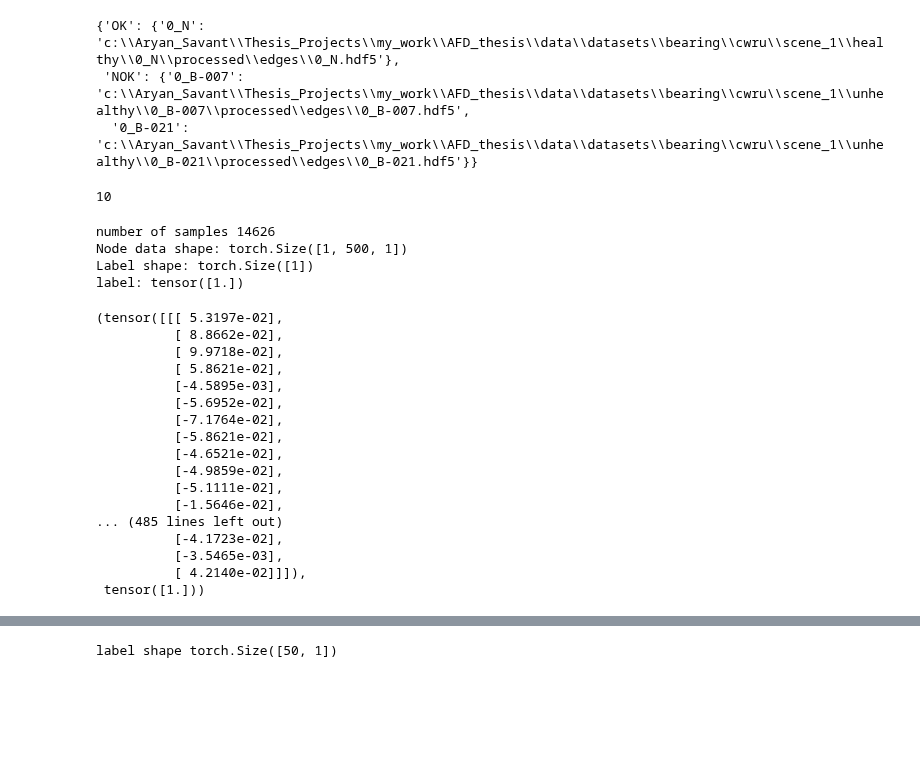
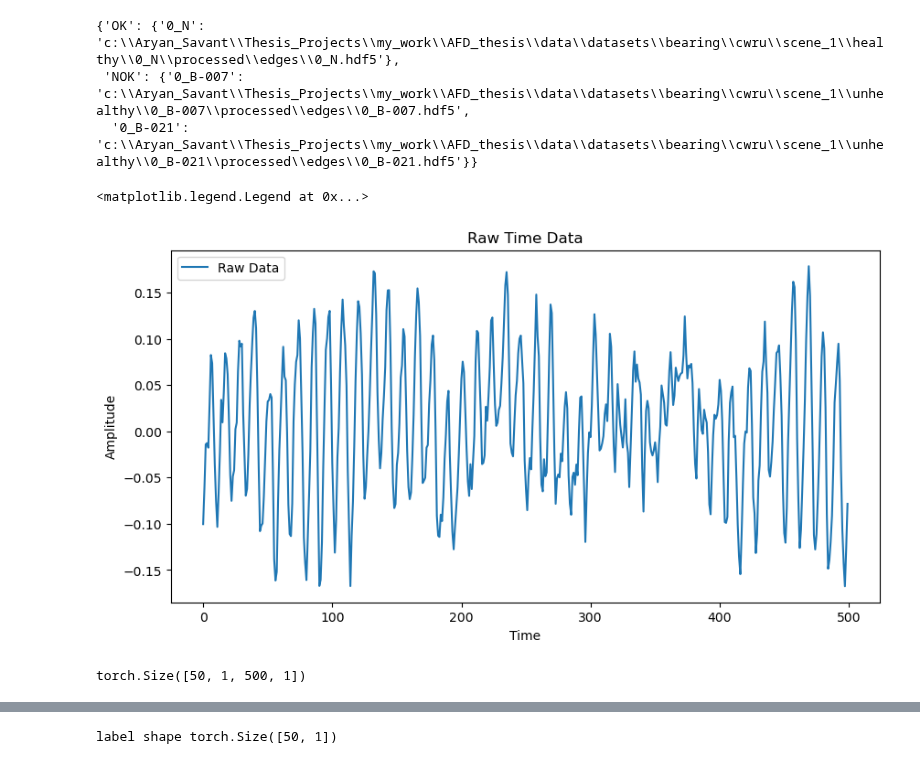
Before and after one commit to aryansavant31/thesis_auto_health_monitoring, a Jupyter notebook: data/trial.ipynb, the cells around one changed output, grey strips where cells are left out. Cells and saved outputs as stored; diff of their text form; code cells hidden in the pictures; blank space fills up the shorter version.

Commit message:
data - optimized data package

```diff
--- a/data/trial.ipynb
+++ b/data/trial.ipynb
@@ -28,40 +17,30 @@ dataset = data_preprocessor.load_dataset('train')
-# %%
-subset = [dataset[i] for i in range(10)]
-print(len(subset))  # Should print 10
-# %% [output]
-10
-# %%
-sample = 234
-
-print("number of samples", len(dataset))
-print("Node data shape:", dataset[sample][0].shape)
-print("Label shape:", dataset[sample][1].shape)
-
-print('label:', dataset[sample][1])
-dataset[0]
-# %% [output]
-number of samples 14626
-Node data shape: torch.Size([1, 500, 1])
-Label shape: torch.Size([1])
-label: tensor([1.])
-(tensor([[[ 5.3197e-02],
-          [ 8.8662e-02],
-          [ 9.9718e-02],
-          [ 5.8621e-02],
-          [-4.5895e-03],
-          [-5.6952e-02],
-          [-7.1764e-02],
-          [-5.8621e-02],
-          [-4.6521e-02],
-          [-4.9859e-02],
-          [-5.1111e-02],
-          [-1.5646e-02],
-... (485 lines left out)
-          [-4.1723e-02],
-          [-3.5465e-03],
-          [ 4.2140e-02]]]),
- tensor([1.]))
 # %%
+from prep import DataPreprocessor
+
+data_preprocessor = DataPreprocessor(package='fault_detection')
+
 dataloader = data_preprocessor.get_custom_dataloader(run_type='predict')
 # %%
-train_loader, test_loader, val_loader, _ = data_preprocessor.get_training_dataloaders(0.8, 0.1)
+dataiter = iter(dataloader)
+data, label = next(dataiter)
+# %%
+# visualize raw time data
+import matplotlib.pyplot as plt
+
+plt.figure(figsize=(10, 5))
+plt.plot(data[0, 0, :, 0], label='Raw Data')
+plt.title('Raw Time Data')
+plt.xlabel('Time')
+plt.ylabel('Amplitude')
+plt.legend()
+# %% [output]
+<matplotlib.legend.Legend at 0x...>
+[figure, added]
+# %%
+from transform import high_pass_filter, to_freq_domain
+
+filtered_data = high_pass_filter(data, cutoff_freq=300, fs=[48000])
+
+print(data.shape)
+# %% [output]
+torch.Size([50, 1, 500, 1])
```
Also changed, not shown: parts of 5 cells of this notebook, 7 other files.
